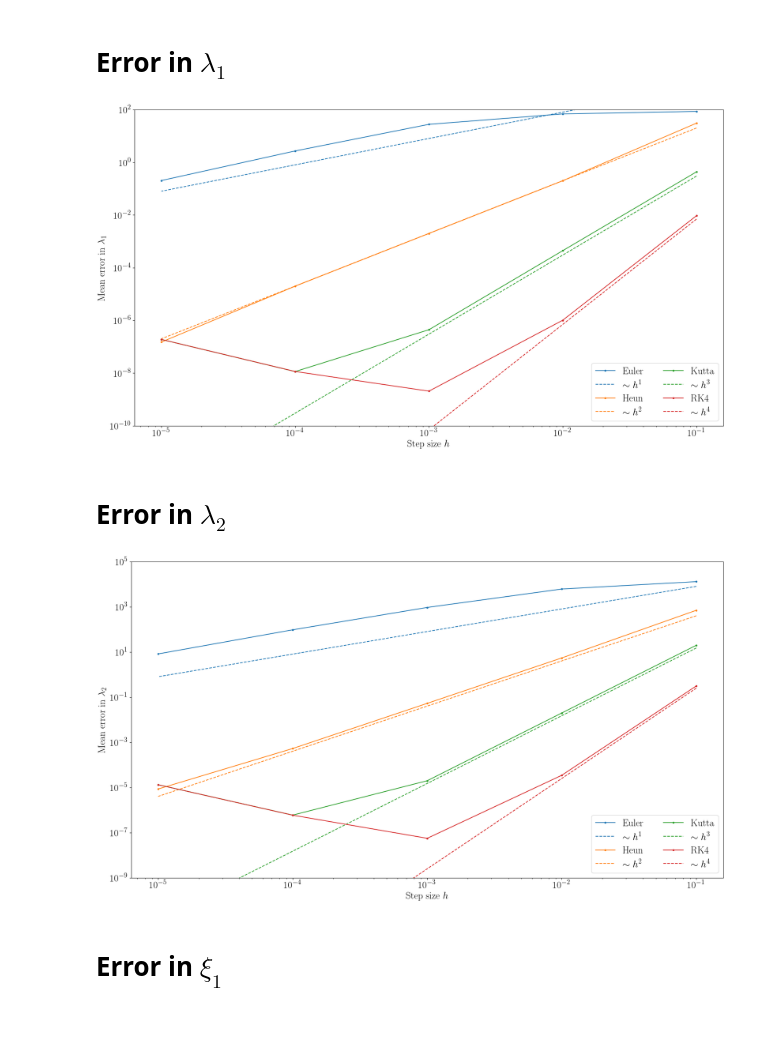
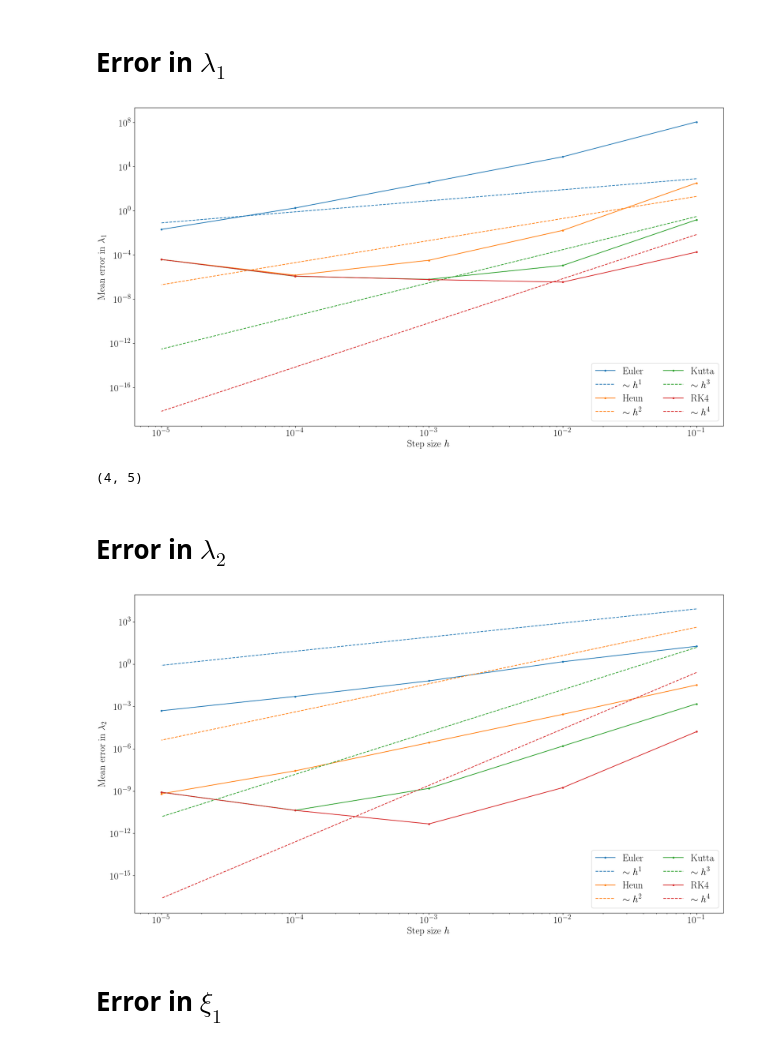
Before and after one commit to arnemagnus/physics_project, a Jupyter notebook: notebooks/doublegyre/calculate_errors_haller_effect.ipynb, the cells around one changed output. Cells and saved outputs as stored; diff of their text form; code cells hidden in the pictures.

```diff
--- a/notebooks/doublegyre/calculate_errors_haller_effect.ipynb
+++ b/notebooks/doublegyre/calculate_errors_haller_effect.ipynb
@@ -635,7 +658,7 @@ plt.savefig('error_plots/advection_errors_fixed_and_adaptive_steplength.pdf')
 # %% [markdown]
 # Error in $\lambda_{1}$
 # %%
-singlestep_lmbd1_errs = [np.load('errors/{}/lmbd1_errs.npy'.format(integrator.__name__)) for integrator in singlestep_integrators]
+singlestep_lmbd1_errs = [np.load('errors/{}/rel_lmbd1_errs.npy'.format(integrator.__name__)) for integrator in singlestep_integrators]
 embedded_lmbd1_errs = [np.load('errors/{}/lmbd1_errs.npy'.format(integrator.__name__)) for integrator in embedded_integrators]
 # %%
 fig = plt.figure(1)
@@ -652,42 +675,46 @@ plot.tick_params(axis='both', which='major', labelsize=20)
 plot.tick_params(axis='both', which='minor', labelsize=10)
 plot.set_yscale('log')
 plot.set_xscale('log')
-plot.set_ylim(1e-10,1e2)
+#plot.set_ylim(1e-10,1e2)
 plot.legend(loc='lower right', ncol=2,fontsize=20,markerscale=1)
 plot.set_xlabel(r'Step size $h$',fontsize=20)
 plot.set_ylabel(r'Mean error in $\lambda_{1}$',fontsize=20)
 plt.tight_layout()
-plt.savefig('error_plots/eigenvalue1_errors_fixed_steplength.png',dpi=100)
+#plt.savefig('error_plots/eigenvalue1_errors_fixed_steplength.png',dpi=100)
 # %% [output]
-[figure, old version]
+[figure, new version]
+# %%
+np.shape(singlestep_lmbd1_errs)
+# %% [output]
+(4, 5)
 # %% [markdown]
 # Error in $\lambda_{2}$
 # %%
-singlestep_lmbd2_errs = [np.load('errors/{}/lmbd2_errs.npy'.format(integrator.__name__)) for integrator in singlestep_integrators]
+singlestep_lmbd2_errs = [np.load('errors/{}/rel_lmbd2_errs.npy'.format(integrator.__name__)) for integrator in singlestep_integrators]
 embedded_lmbd2_errs = [np.load('errors/{}/lmbd2_errs.npy'.format(integrator.__name__)) for integrator in embedded_integrators]
 # %%
 fig = plt.figure(1)
 plot = fig.add_subplot(111)
 
 names = ['Euler','Heun','Kutta','RK4']
 scales = [8e4,4e4,1.5e4,2.5e3]
 
 for j,err in enumerate(singlestep_lmbd2_errs):
     l,=plot.plot(hs,err,marker='.',label='{}'.format(names[j]))
     plot.plot(hs,scales[j]*hs**(j+1),'--',c=l.get_color(),label=r'$\sim h^{}$'.format(j+1))
 
 plot.tick_params(axis='both', which='major', labelsize=20)
 plot.tick_params(axis='both', which='minor', labelsize=10)
 plot.set_yscale('log')
 plot.set_xscale('log')
-plot.set_ylim(1e-9,1e5)
+#plot.set_ylim(1e-9,1e5)
 plot.legend(loc='lower right', ncol=2,fontsize=20,markerscale=1)
 plot.set_xlabel(r'Step size $h$',fontsize=20)
 plot.set_ylabel(r'Mean error in $\lambda_{2}$',fontsize=20)
 plt.tight_layout()
-plt.savefig('error_plots/eigenvalue2_errors_fixed_steplength.png',dpi=100)
+#plt.savefig('error_plots/eigenvalue2_errors_fixed_steplength.png',dpi=100)
 # %% [output]
-[figure, old version]
+[figure, new version]
 # %% [markdown]
 # Error in $\xi_{1}$
 # %%
```
Also changed, not shown: parts of 2 cells of this notebook, 8 other files.
